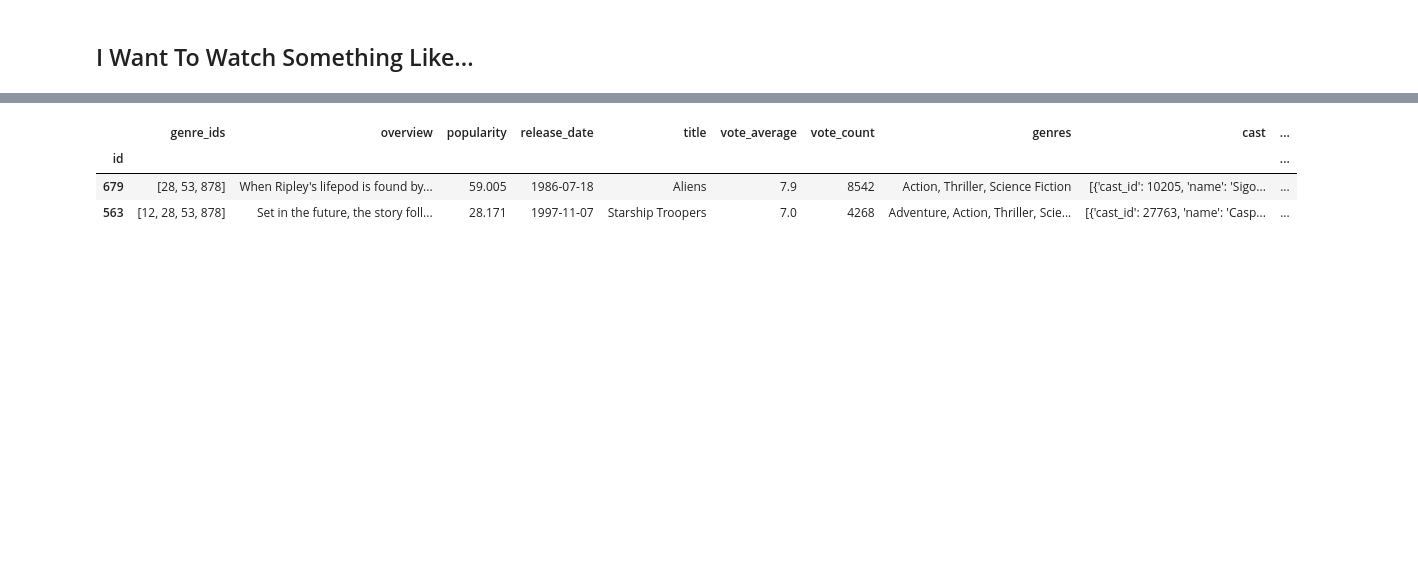
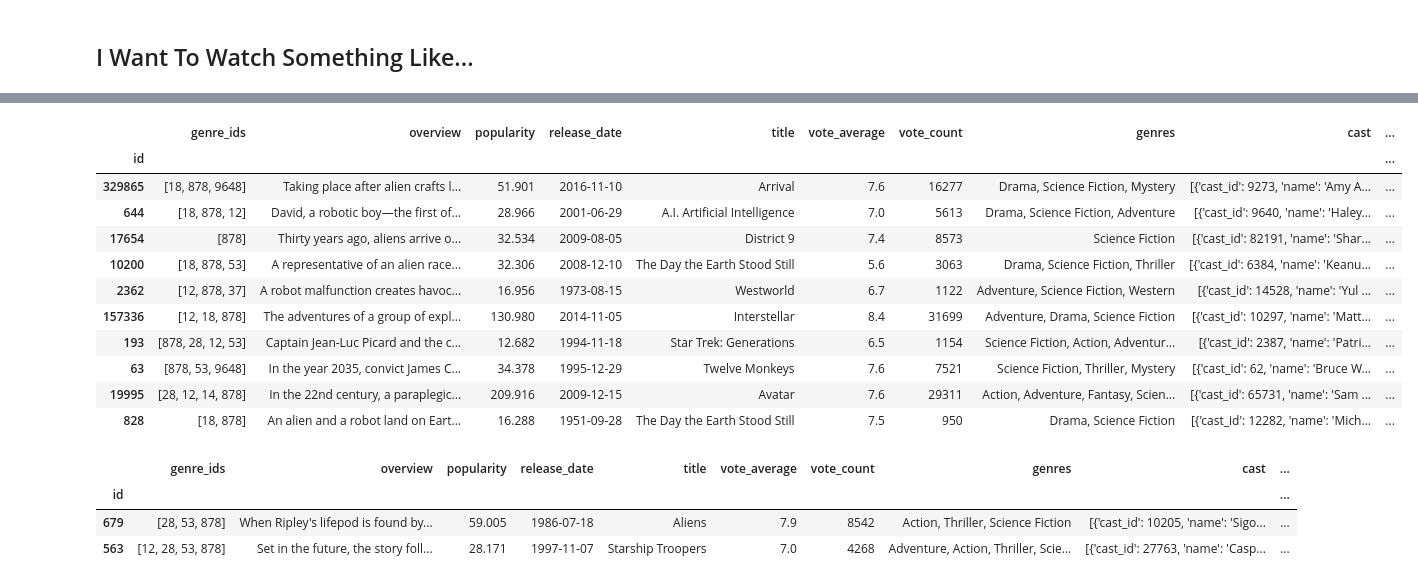
Before and after one commit to fadeeva/normal_projects, a Jupyter notebook: Popular_10000_movies_listed_on_TMDb/prsnt.ipynb, the cells around one changed output, grey strips where cells are left out. Cells and saved outputs as stored; diff of their text form; code cells hidden in the pictures; blank space fills up the shorter version.

```diff
--- a/Popular_10000_movies_listed_on_TMDb/prsnt.ipynb
+++ b/Popular_10000_movies_listed_on_TMDb/prsnt.ipynb
@@ -728,3 +728,7 @@ class Vectors_CS:
 
     def get_cosine_similarity(self)->dict:
         return self.cosine_similarity
+# %%
+reco_k = v.cosine_similarity['keywords'][v.cosine_similarity['keywords'][['Aliens', 'Starship Troopers']] > 0.9].dropna(axis=0)
+reco_cr = v.cosine_similarity['crew'][v.cosine_similarity['crew'][['Aliens', 'Starship Troopers']] > 0.98].dropna(axis=0)
+reco_ca = v.cosine_similarity['cast'][v.cosine_similarity['cast'][['Aliens', 'Starship Troopers']] > 0.98].dropna(axis=0)
@@ -730,0 +749,2 @@ class Vectors_CS:
+# %%
+reco_k['mean'] = reco_k.mean(axis=1)
@@ -731,3 +766,18 @@ class Vectors_CS:
+# %%
+movies_df.loc[reco_k.sort_values('mean', ascending=False).index].head(10)
+# %% [output]
+|  | genre_ids | overview | popularity | release_date | title | vote_average | vote_count | genres | cast | ... |
+| id |  |  |  |  |  |  |  |  |  | ... |
+| 329865 | [18, 878, 9648] | Taking place after alien crafts l... | 51.901 | 2016-11-10 | Arrival | 7.6 | 16277 | Drama, Science Fiction, Mystery | [{'cast_id': 9273, 'name': 'Amy A... | ... |
+| 644 | [18, 878, 12] | David, a robotic boy—the first of... | 28.966 | 2001-06-29 | A.I. Artificial Intelligence | 7.0 | 5613 | Drama, Science Fiction, Adventure | [{'cast_id': 9640, 'name': 'Haley... | ... |
+| 17654 | [878] | Thirty years ago, aliens arrive o... | 32.534 | 2009-08-05 | District 9 | 7.4 | 8573 | Science Fiction | [{'cast_id': 82191, 'name': 'Shar... | ... |
+| 10200 | [18, 878, 53] | A representative of an alien race... | 32.306 | 2008-12-10 | The Day the Earth Stood Still | 5.6 | 3063 | Drama, Science Fiction, Thriller | [{'cast_id': 6384, 'name': 'Keanu... | ... |
+| 2362 | [12, 878, 37] | A robot malfunction creates havoc... | 16.956 | 1973-08-15 | Westworld | 6.7 | 1122 | Adventure, Science Fiction, Western | [{'cast_id': 14528, 'name': 'Yul ... | ... |
+| 157336 | [12, 18, 878] | The adventures of a group of expl... | 130.980 | 2014-11-05 | Interstellar | 8.4 | 31699 | Adventure, Drama, Science Fiction | [{'cast_id': 10297, 'name': 'Matt... | ... |
+| 193 | [878, 28, 12, 53] | Captain Jean-Luc Picard and the c... | 12.682 | 1994-11-18 | Star Trek: Generations | 6.5 | 1154 | Science Fiction, Action, Adventur... | [{'cast_id': 2387, 'name': 'Patri... | ... |
+| 63 | [878, 53, 9648] | In the year 2035, convict James C... | 34.378 | 1995-12-29 | Twelve Monkeys | 7.6 | 7521 | Science Fiction, Thriller, Mystery | [{'cast_id': 62, 'name': 'Bruce W... | ... |
+| 19995 | [28, 12, 14, 878] | In the 22nd century, a paraplegic... | 209.916 | 2009-12-15 | Avatar | 7.6 | 29311 | Action, Adventure, Fantasy, Scien... | [{'cast_id': 65731, 'name': 'Sam ... | ... |
+| 828 | [18, 878] | An alien and a robot land on Eart... | 16.288 | 1951-09-28 | The Day the Earth Stood Still | 7.5 | 950 | Drama, Science Fiction | [{'cast_id': 12282, 'name': 'Mich... | ... |
 # %%
 class IWantToWatchSomethingLike:
     def __init__(self, i_like:list):
```
Also changed, not shown: parts of 5 cells of this notebook.
